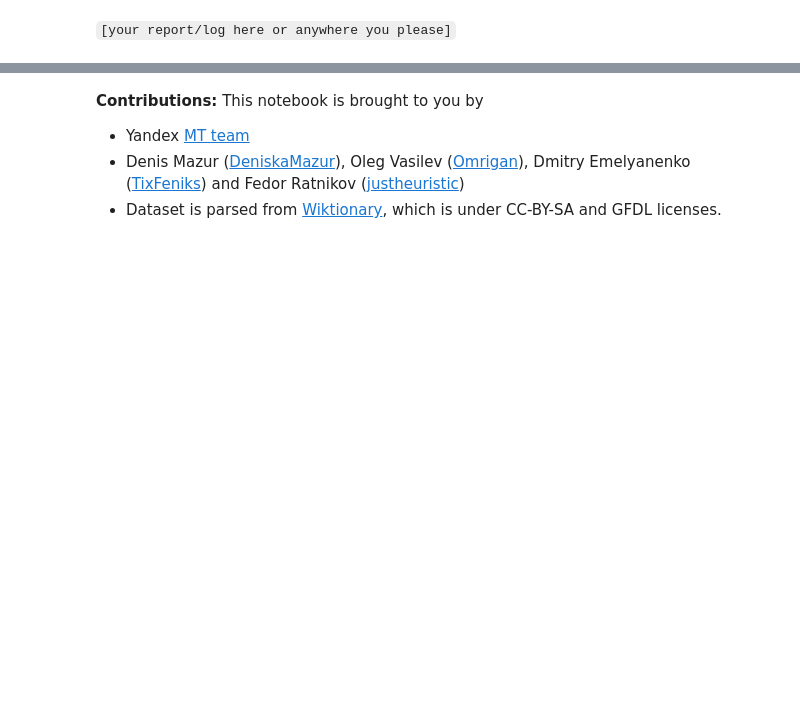
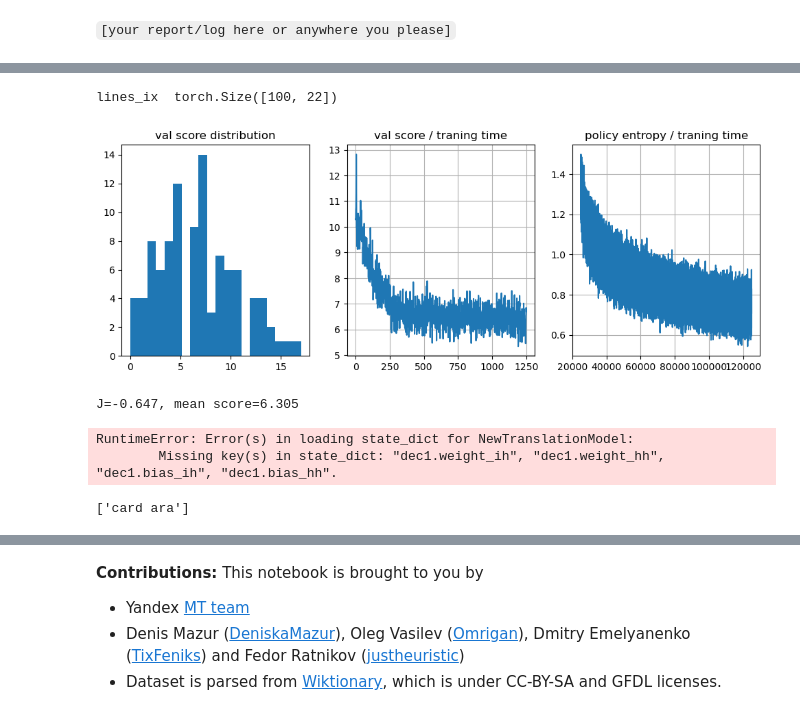
Before and after one commit to g0djan/Practical_RL, a Jupyter notebook: week07_seq2seq/practice_torch.ipynb, the cells around one changed output, grey strips where cells are left out. Drawn from its saved outputs; the diff is of its cells as text; code cells hidden in the pictures; blank space fills up the shorter version.

```diff
--- a/week07_seq2seq/practice_torch.ipynb
+++ b/week07_seq2seq/practice_torch.ipynb
@@ -796,0 +991,35 @@ class NewTranslationModel(BasicTranslationModel):
+# %%
+loss, ent = scst_objective_on_batch(
+        sample_batch(train_words, word_to_translation, 32)[0])  # [0] = only source sentence
+
+# train with backprop
+loss.backward()
+opt.step()
+opt.zero_grad()
+
+loss_history.append(loss.item())
+entropy_history.append(ent.item())
+
+if (i+1) % REPORT_FREQ == 0:
+    clear_output(True)
+    current_scores = score(test_words)
+    editdist_history.append(current_scores.mean())
+    plt.figure(figsize=(12, 4))
+    plt.subplot(131)
+    plt.title('val score distribution')
+    plt.hist(current_scores, bins=20)
+    plt.subplot(132)
+    plt.title('val score / traning time')
+    plt.plot(editdist_history)
+    plt.grid()
+    plt.subplot(133)
+    plt.title('policy entropy / traning time')
+    plt.plot(entropy_history)
+    plt.grid()
+    plt.show()
+    print("J=%.3f, mean score=%.3f" %
+          (np.mean(loss_history[-10:]), np.mean(editdist_history[-10:])))
+# %% [output]
+lines_ix  torch.Size([100, 22])
+[figure, added]
+J=-0.647, mean score=6.305
@@ -796,0 +1028,11 @@ class NewTranslationModel(BasicTranslationModel):
+# %%
+model = NewTranslationModel(inp_voc, out_voc, 64, 256)
+model.load_state_dict(torch.load("lstm0"))
+opt = torch.optim.Adam(model.parameters())
+# %% [output]
+RuntimeError: Error(s) in loading state_dict for NewTranslationModel:
+        Missing key(s) in state_dict: "dec1.weight_ih", "dec1.weight_hh", "dec1.bias_ih", "dec1.bias_hh".
+# %%
+translate([train_words[0]])
+# %% [output]
+['card ara']
```
Also changed, not shown: parts of 30 cells of this notebook, 2 other files.
